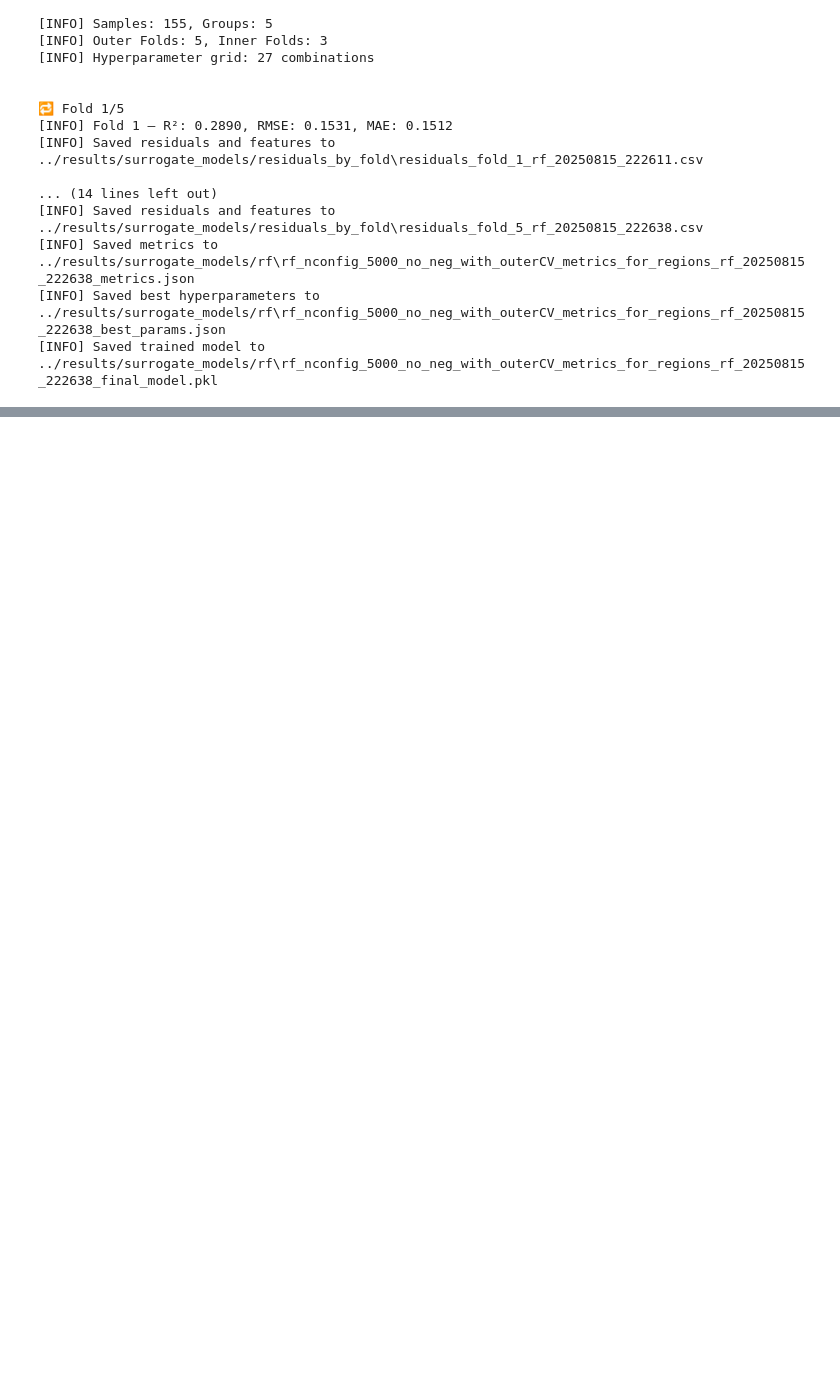
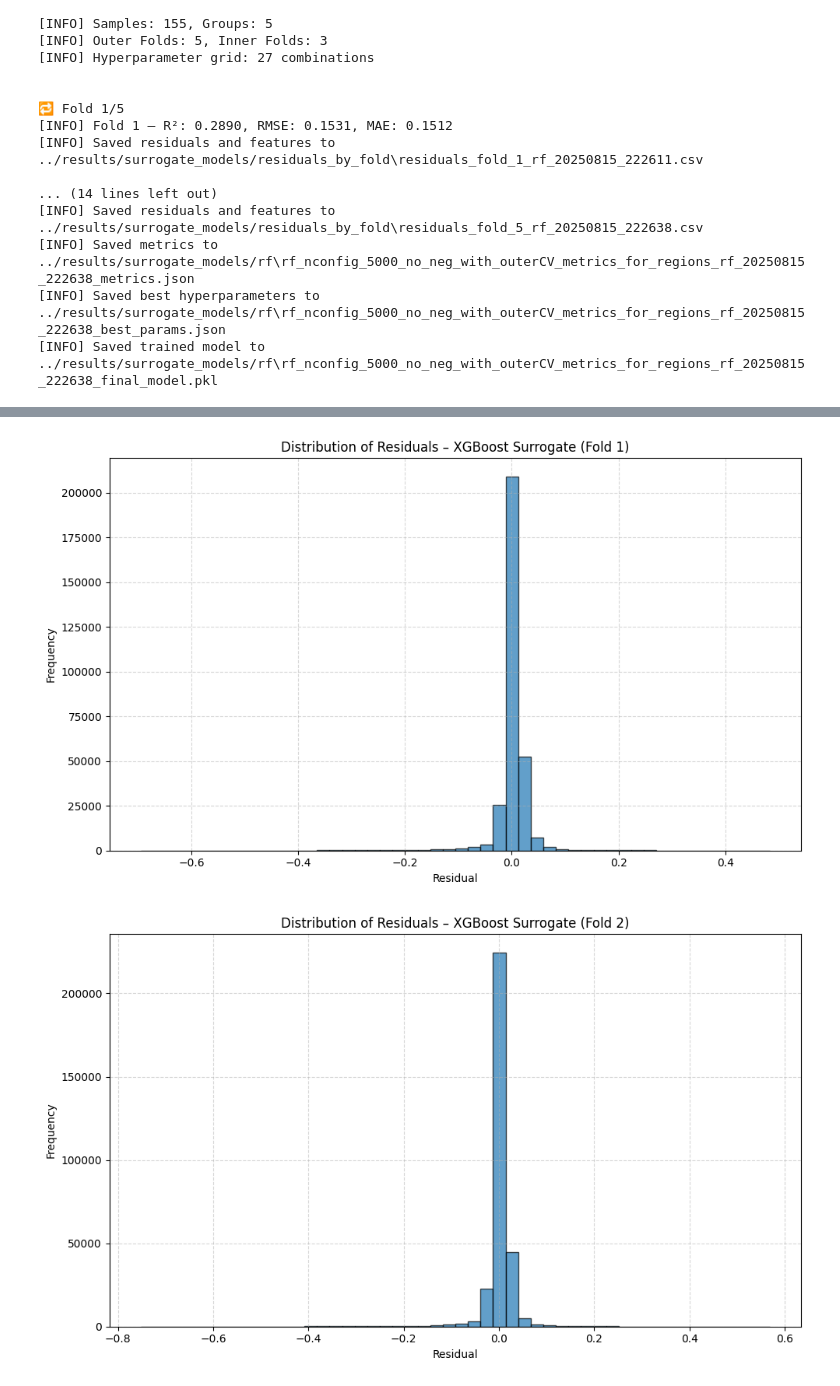
Before and after one commit to nathaly-vergel/Official-Sensitivity-Analysis-and-Surrogate-Modeling-of-PEM-Fuel-Cells, a Jupyter notebook: notebooks/04_surrogate_models_training.ipynb, the cells around one changed output, grey strips where cells are left out. Drawn from its saved outputs; the diff is of its cells as text; code cells hidden in the pictures; blank space fills up the shorter version.

```diff
--- a/notebooks/04_surrogate_models_training.ipynb
+++ b/notebooks/04_surrogate_models_training.ipynb
@@ -193,0 +266,6 @@ model_rf, best_params_rf, metrics_rf = save_cv_results(
+# %%
+for fold, df in enumerate(residual_dfs, start=1):
+    plot_residuals_hist(df['residual'], figsize=(10, 6), title=f"Distribution of Residuals – XGBoost Surrogate (Fold {fold})")
+# %% [output]
+[figure, added]
+[figure, added]
```
Also changed, not shown: parts of 8 cells of this notebook, 6 other files.
